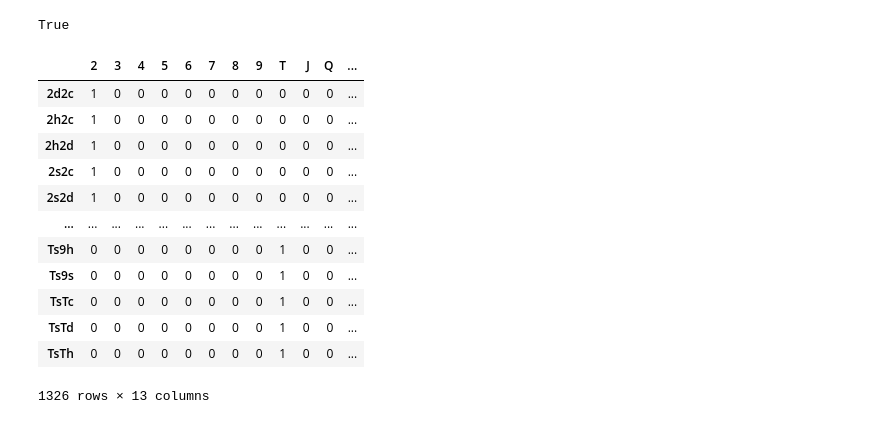
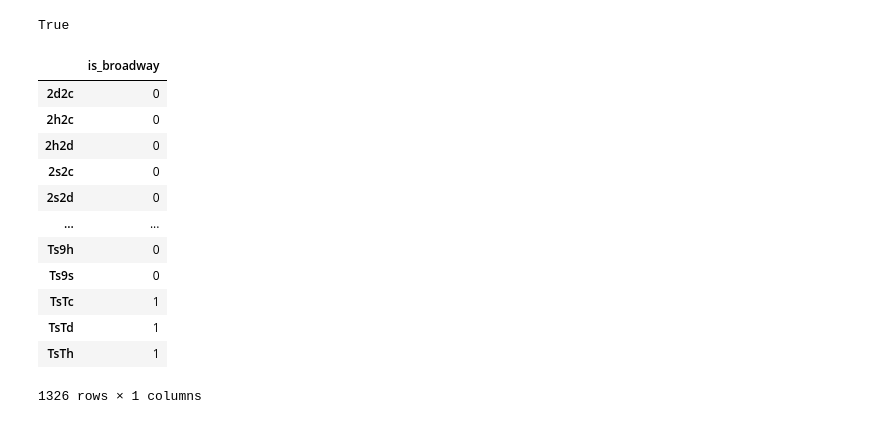
Before and after one commit to Manggy94/PokerDataAnalytics, a Jupyter notebook: notebooks/test_mapping_matrix.ipynb, the cells around one changed output. Cells and saved outputs as stored; diff of their text form; code cells hidden in the pictures.

```diff
--- a/notebooks/test_mapping_matrix.ipynb
+++ b/notebooks/test_mapping_matrix.ipynb
@@ -4,19 +4,19 @@ load_dotenv()
 # %% [output]
 True
 # %%
-from src.mappers.combos_to_first_rank import combos_first_rank_matrix
-combos_first_rank_matrix()
+from src.mappers.combos_is_broadway import combos_is_broadway_matrix
+combos_is_broadway_matrix()
 # %% [output]
-|  | 2 | 3 | 4 | 5 | 6 | 7 | 8 | 9 | T | J | Q | ... |
-| 2d2c | 1 | 0 | 0 | 0 | 0 | 0 | 0 | 0 | 0 | 0 | 0 | ... |
-| 2h2c | 1 | 0 | 0 | 0 | 0 | 0 | 0 | 0 | 0 | 0 | 0 | ... |
-| 2h2d | 1 | 0 | 0 | 0 | 0 | 0 | 0 | 0 | 0 | 0 | 0 | ... |
-| 2s2c | 1 | 0 | 0 | 0 | 0 | 0 | 0 | 0 | 0 | 0 | 0 | ... |
-| 2s2d | 1 | 0 | 0 | 0 | 0 | 0 | 0 | 0 | 0 | 0 | 0 | ... |
-| ... | ... | ... | ... | ... | ... | ... | ... | ... | ... | ... | ... | ... |
-| Ts9h | 0 | 0 | 0 | 0 | 0 | 0 | 0 | 0 | 1 | 0 | 0 | ... |
-| Ts9s | 0 | 0 | 0 | 0 | 0 | 0 | 0 | 0 | 1 | 0 | 0 | ... |
-| TsTc | 0 | 0 | 0 | 0 | 0 | 0 | 0 | 0 | 1 | 0 | 0 | ... |
-| TsTd | 0 | 0 | 0 | 0 | 0 | 0 | 0 | 0 | 1 | 0 | 0 | ... |
-| TsTh | 0 | 0 | 0 | 0 | 0 | 0 | 0 | 0 | 1 | 0 | 0 | ... |
+|  | is_broadway |
+| 2d2c | 0 |
+| 2h2c | 0 |
+| 2h2d | 0 |
+| 2s2c | 0 |
+| 2s2d | 0 |
+| ... | ... |
+| Ts9h | 0 |
+| Ts9s | 0 |
+| TsTc | 1 |
+| TsTd | 1 |
+| TsTh | 1 |
-1326 rows × 13 columns
+1326 rows × 1 columns
```
Also changed, not shown: parts of 1 cell of this notebook, 10 other files.
